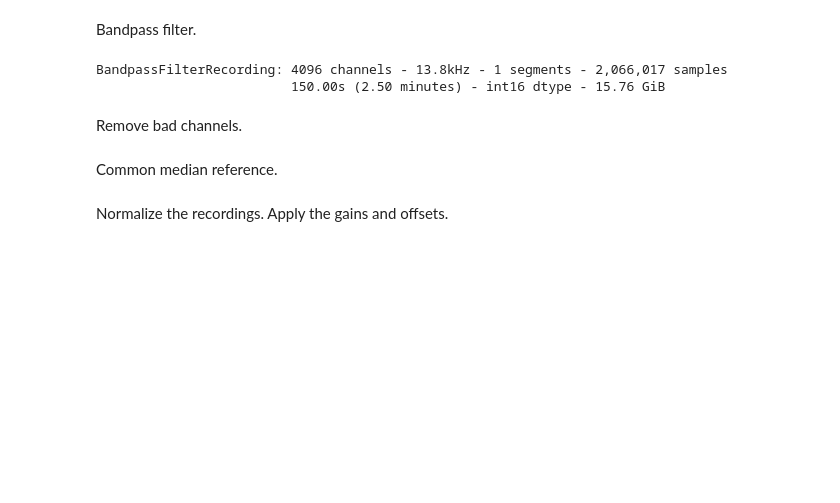
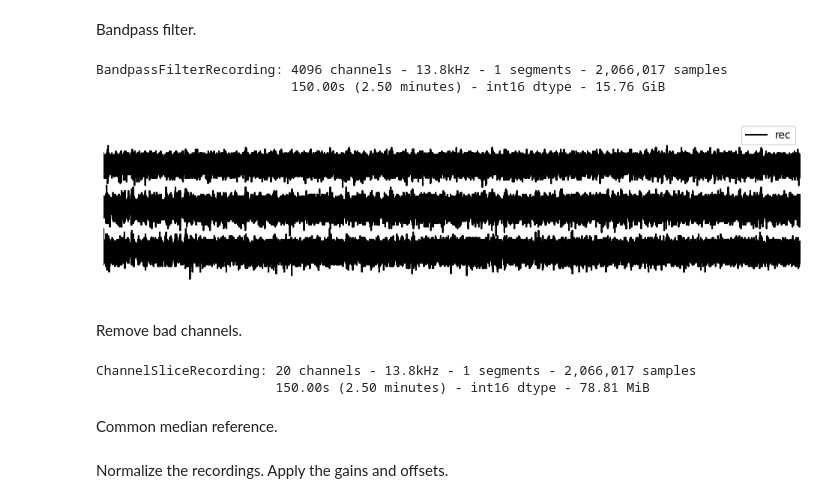
Before and after one commit to mzabolocki/3brain_gradelab, a Jupyter notebook: ssort_brw_demo.ipynb, the cells around one changed output. Saved outputs shown, nothing was run; the diff lists cells and outputs as text; code cells hidden in the pictures; blank space fills up the shorter version.

```diff
--- a/ssort_brw_demo.ipynb
+++ b/ssort_brw_demo.ipynb
@@ -71,5 +76,6 @@ si.plot_traces(RX, time_range=[0,20], ax=ax, channel_ids=chans, color='k')
 ## Pre-processing
 ---
 # %%
-# RX_filtered = st.BlankSaturationRecording(RX, quantile_threshold=0.999)
-# RX_filtered = st.normalize_by_quantile(RX_filtered, scale=20)
+RX_filtered = st.BlankSaturationRecording(RX, quantile_threshold=0.1)
+RX_filtered
+# # RX_filtered = st.normalize_by_quantile(RX_filtered, scale=20)
@@ -81,5 +90,17 @@ RX_filtered_bpass
 # %% [output]
 BandpassFilterRecording: 4096 channels - 13.8kHz - 1 segments - 2,066,017 samples
                          150.00s (2.50 minutes) - int16 dtype - 15.76 GiB
+# %%
+# next we plot some raw data traces
+# for better visualisation, we bandpass filter the traces before showing them
+# to this end, we use a lazy bandpass filter from spiketoolkit
+plt.figure(figsize=(12,3))
+ax = plt.subplot(111)
+w = si.plot_timeseries(RX_filtered_bpass, channel_ids=['2', '3', '4'], color='k', ax=ax, time_range=[0, 10])
+ax.plot((2.01,2.11),(-50,-50),'k-');
+ax.annotate('100ms',(2.051,-120), ha='center');
+ax.axis('off');
+# %% [output]
+[figure, added]
 # %% [markdown]
 Remove bad channels.
@@ -90,6 +114,11 @@ Remove bad channels.
 # rec_clean = RX_filtered_bpass.remove_channels(remove_channel_ids=bad_channel_ids)
 
 # print(f'Bad channels: {bad_channel_ids}')
+# %%
+rec_clean
+# %% [output]
+ChannelSliceRecording: 20 channels - 13.8kHz - 1 segments - 2,066,017 samples
+                       150.00s (2.50 minutes) - int16 dtype - 78.81 MiB
 # %% [markdown]
 Common median reference.
 # %%
```
Also changed, not shown: parts of 46 cells of this notebook, 2 other files.
